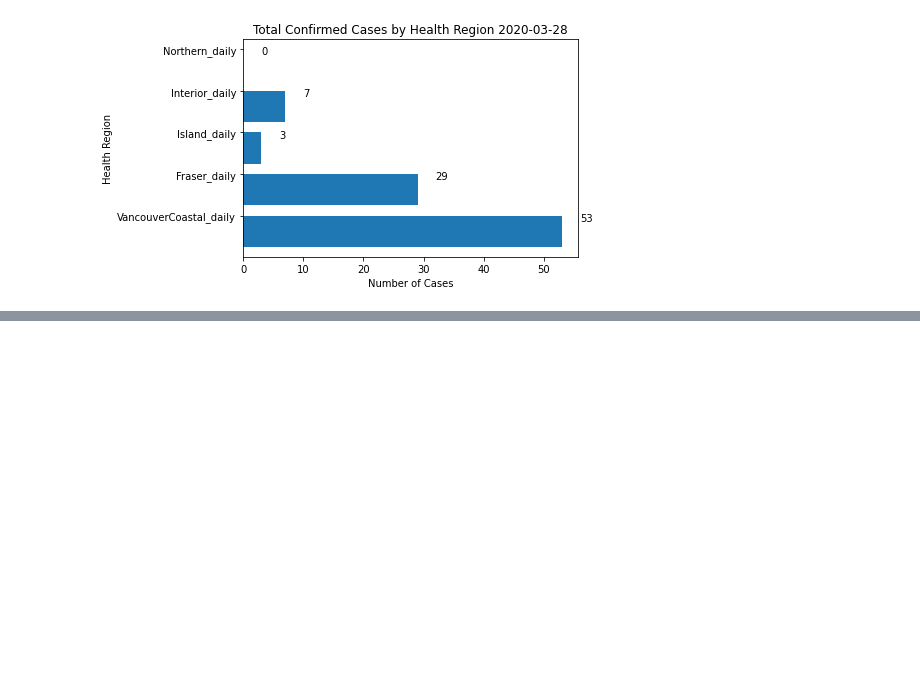
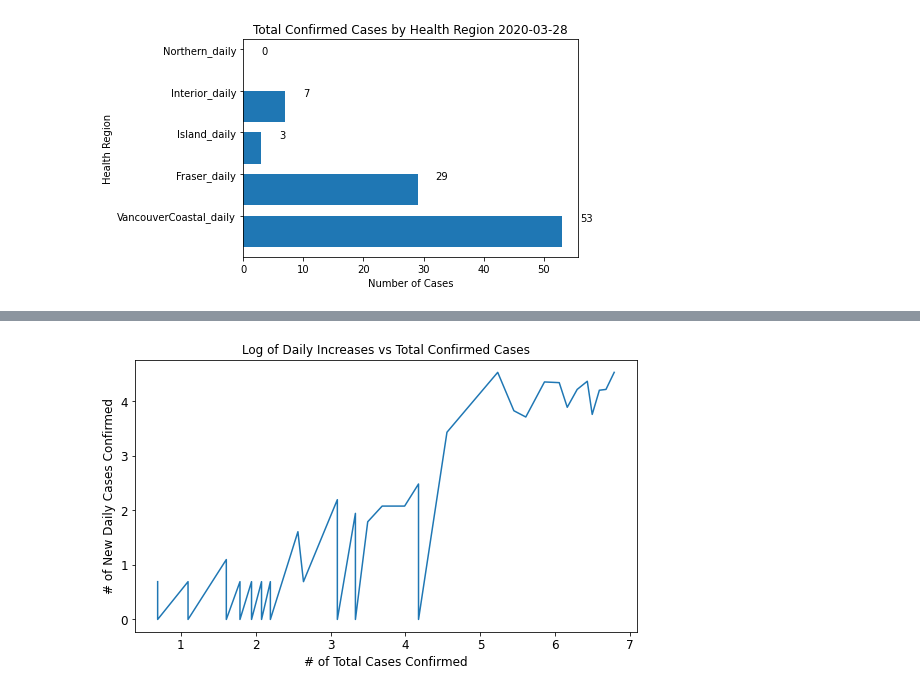
Before and after one commit to valarao/bc-covid-visualizations, a Jupyter notebook: BC COVID-19 Visualizations.ipynb, the cells around one changed output, grey strips where cells are left out. Drawn from its saved outputs; the diff is of its cells as text; code cells hidden in the pictures; blank space fills up the shorter version.

```diff
--- a/BC COVID-19 Visualizations.ipynb
+++ b/BC COVID-19 Visualizations.ipynb
@@ -143,0 +170,4 @@ plot_cases_by_region_bar(daily=True)
+# %%
+plot_daily_increases_vs_total_confirmed(useLog=True)
+# %% [output]
+[figure, added]
```
Also changed, not shown: parts of 2 cells of this notebook.
